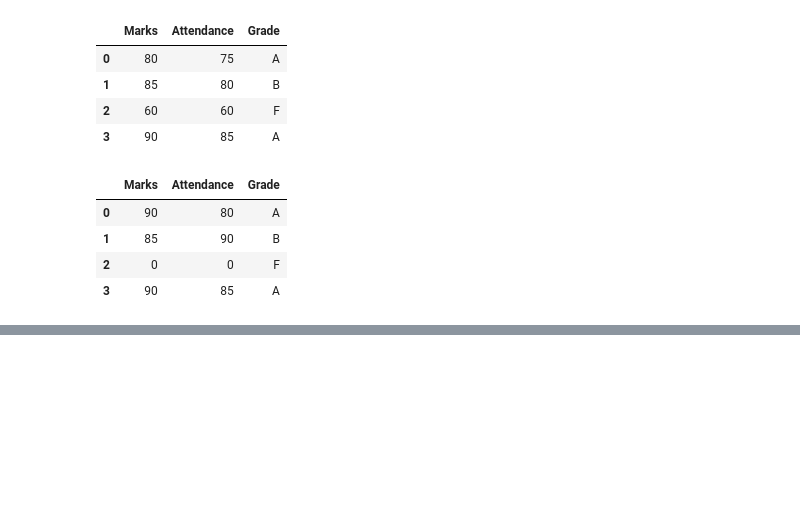
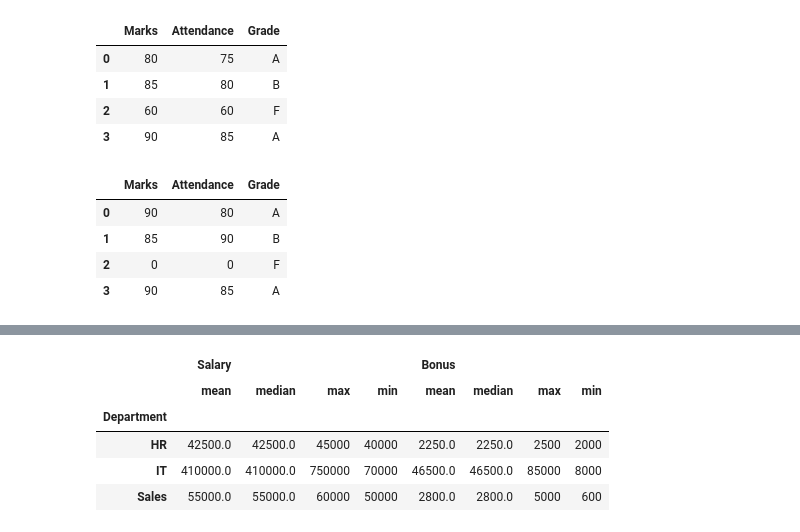
Before and after one commit to koffandaff/Python-2, a Jupyter notebook: T1/Ch1/Notes/Dhruvil/p1.ipynb, the cells around one changed output, grey strips where cells are left out. Saved outputs shown, nothing was run; the diff lists cells and outputs as text; code cells hidden in the pictures; blank space fills up the shorter version.

```diff
--- a/T1/Ch1/Notes/Dhruvil/p1.ipynb
+++ b/T1/Ch1/Notes/Dhruvil/p1.ipynb
@@ -1461,0 +1778,16 @@ results
+# %%
+df = pd.DataFrame({
+    'Department': ['Sales', 'Sales', 'HR', 'HR', 'IT', 'IT'],
+    'Salary': [50000,60000,40000,45000,70000,750000],
+    'Bonus': [5000,600,2000,2500,8000,85000]
+})
+
+result = df.groupby('Department').agg(['mean','median','max','min'])
+result
+# %% [output]
+|  | Salary |  |  |  | Bonus |  |  |  |
+|  | mean | median | max | min | mean | median | max | min |
+| Department |  |  |  |  |  |  |  |  |
+| HR | 42500.0 | 42500.0 | 45000 | 40000 | 2250.0 | 2250.0 | 2500 | 2000 |
+| IT | 410000.0 | 410000.0 | 750000 | 70000 | 46500.0 | 46500.0 | 85000 | 8000 |
+| Sales | 55000.0 | 55000.0 | 60000 | 50000 | 2800.0 | 2800.0 | 5000 | 600 |
```
Also changed, not shown: parts of 35 cells of this notebook.
